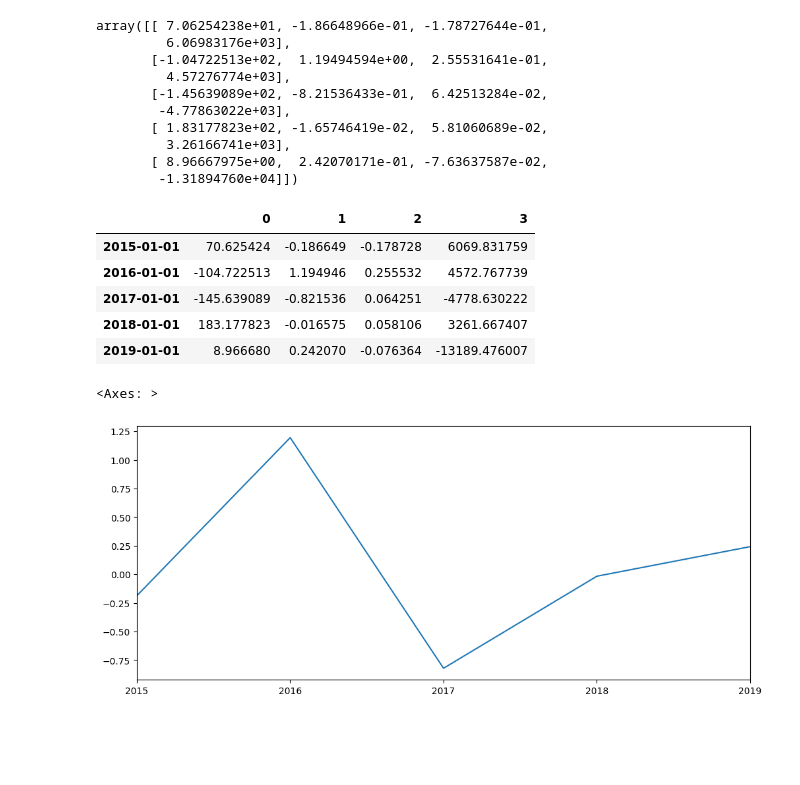
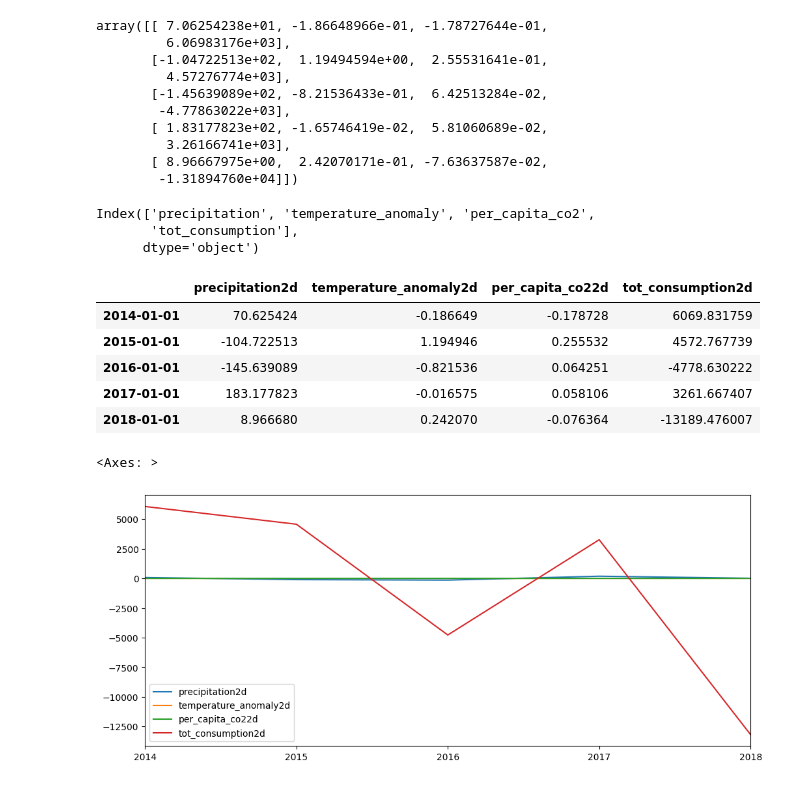
Before and after one commit to depa-tto/Multivariate-Time-Series-project, a Jupyter notebook: time_series_project.ipynb, the cells around one changed output. Saved outputs shown, nothing was run; the diff lists cells and outputs as text; code cells hidden in the pictures; blank space fills up the shorter version.

Commit message:
forecasting

```diff
--- a/time_series_project.ipynb
+++ b/time_series_project.ipynb
@@ -794,20 +794,27 @@ array([[ 7.06254238e+01, -1.86648966e-01, -1.78727644e-01,
        [ 8.96667975e+00,  2.42070171e-01, -7.63637587e-02,
         -1.31894760e+04]])
 # %%
-idx = pd.date_range('2015-01-01',periods=5, freq='YS')
+idx = pd.date_range('2014-01-01',periods=5, freq='YS')
+# %%
+var_data.columns
+# %% [output]
+Index(['precipitation', 'temperature_anomaly', 'per_capita_co2',
+       'tot_consumption'],
+      dtype='object')
 # %%
-df_forecast = pd.DataFrame(z, index=idx)
+df_forecast = pd.DataFrame(z, index=idx,
+                           columns=['precipitation2d','temperature_anomaly2d','per_capita_co22d','tot_consumption2d'])
 # %%
 df_forecast
 # %% [output]
-|  | 0 | 1 | 2 | 3 |
-| 2015-01-01 | 70.625424 | -0.186649 | -0.178728 | 6069.831759 |
-| 2016-01-01 | -104.722513 | 1.194946 | 0.255532 | 4572.767739 |
-| 2017-01-01 | -145.639089 | -0.821536 | 0.064251 | -4778.630222 |
-| 2018-01-01 | 183.177823 | -0.016575 | 0.058106 | 3261.667407 |
-| 2019-01-01 | 8.966680 | 0.242070 | -0.076364 | -13189.476007 |
+|  | precipitation2d | temperature_anomaly2d | per_capita_co22d | tot_consumption2d |
+| 2014-01-01 | 70.625424 | -0.186649 | -0.178728 | 6069.831759 |
+| 2015-01-01 | -104.722513 | 1.194946 | 0.255532 | 4572.767739 |
+| 2016-01-01 | -145.639089 | -0.821536 | 0.064251 | -4778.630222 |
+| 2017-01-01 | 183.177823 | -0.016575 | 0.058106 | 3261.667407 |
+| 2018-01-01 | 8.966680 | 0.242070 | -0.076364 | -13189.476007 |
 # %%
-df_forecast[1].plot()
+df_forecast.plot()
 # %% [output]
 <Axes: >
-[figure, old version]
+[figure, new version]
```
Also changed, not shown: parts of 11 cells of this notebook.
